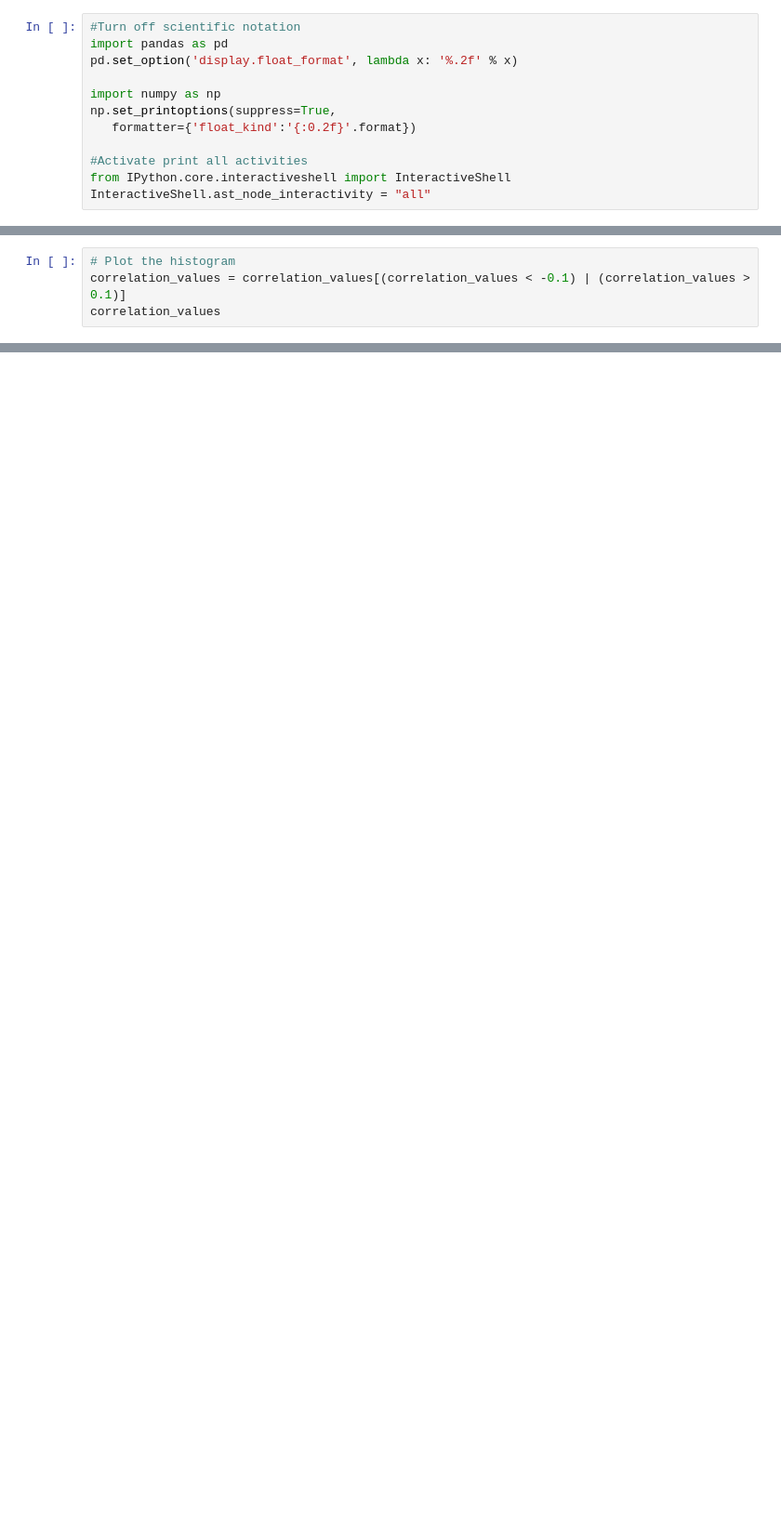
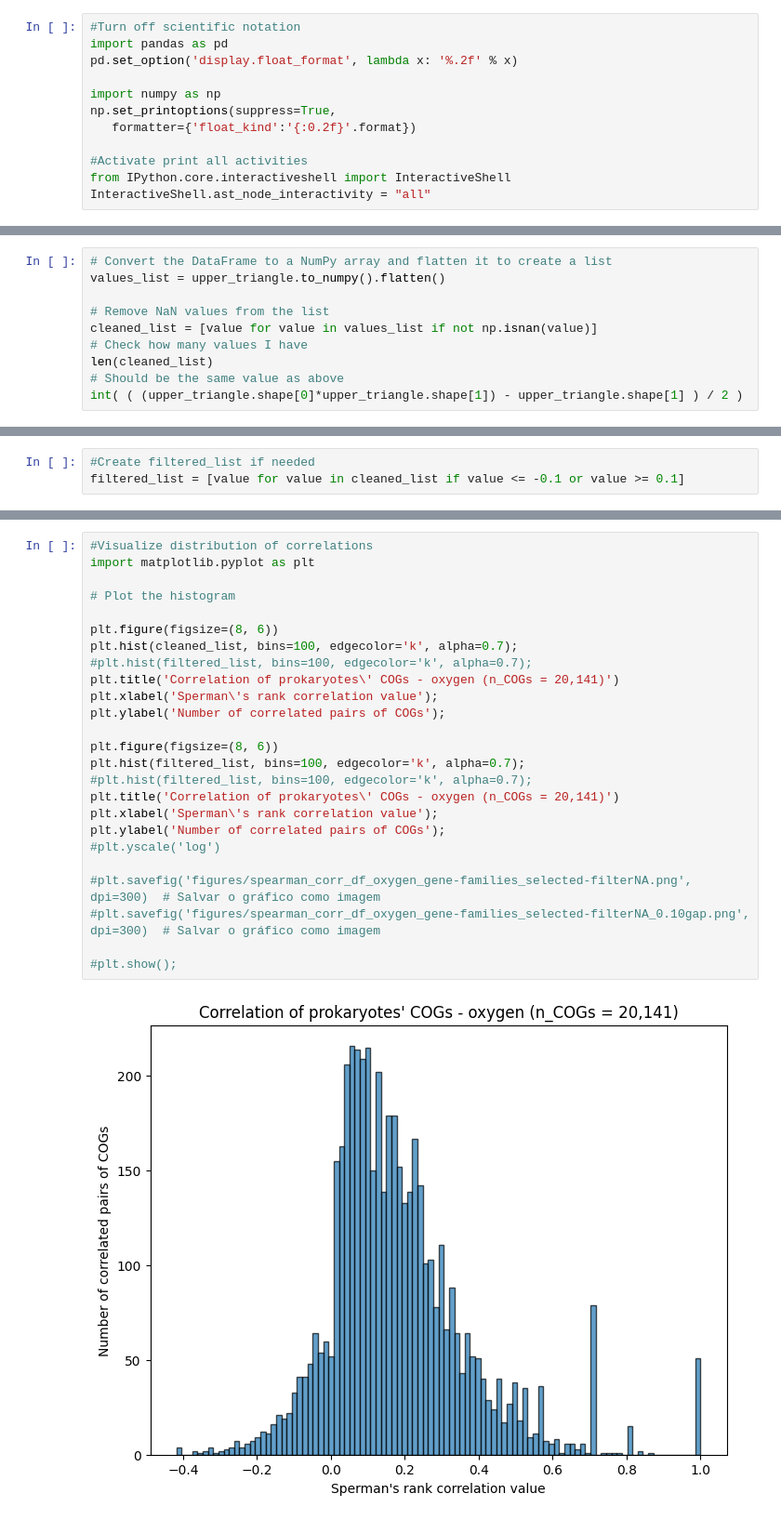
Before and after one commit to ProfHeydeFranca/BacterialData, a Jupyter notebook: oxygen/feature_selection.ipynb, the cells around one changed output, grey strips where cells are left out. Shown at 93% size. Saved outputs shown, nothing was run; the diff lists cells and outputs as text; blank space fills up the shorter version.

```diff
--- a/oxygen/feature_selection.ipynb
+++ b/oxygen/feature_selection.ipynb
@@ -124,0 +154,10 @@ False
+# %%
+# Convert the DataFrame to a NumPy array and flatten it to create a list
+values_list = upper_triangle.to_numpy().flatten()
+
+# Remove NaN values from the list
+cleaned_list = [value for value in values_list if not np.isnan(value)]
+# Check how many values I have
+len(cleaned_list)
+# Should be the same value as above
+int( ( (upper_triangle.shape[0]*upper_triangle.shape[1]) - upper_triangle.shape[1] ) / 2 )
@@ -125,4 +167,3 @@ False
 # %%
-# Plot the histogram
-correlation_values = correlation_values[(correlation_values < -0.1) | (correlation_values > 0.1)]
-correlation_values
+#Create filtered_list if needed
+filtered_list = [value for value in cleaned_list if value <= -0.1 or value >= 0.1]
@@ -148,0 +170,27 @@ plt.show();
+# %%
+#Visualize distribution of correlations
+import matplotlib.pyplot as plt
+
+# Plot the histogram
+
+plt.figure(figsize=(8, 6))
+plt.hist(cleaned_list, bins=100, edgecolor='k', alpha=0.7);
+#plt.hist(filtered_list, bins=100, edgecolor='k', alpha=0.7);
+plt.title('Correlation of prokaryotes\' COGs - oxygen (n_COGs = 20,141)')
+plt.xlabel('Sperman\'s rank correlation value');
+plt.ylabel('Number of correlated pairs of COGs');
+
+plt.figure(figsize=(8, 6))
+plt.hist(filtered_list, bins=100, edgecolor='k', alpha=0.7);
+#plt.hist(filtered_list, bins=100, edgecolor='k', alpha=0.7);
+plt.title('Correlation of prokaryotes\' COGs - oxygen (n_COGs = 20,141)')
+plt.xlabel('Sperman\'s rank correlation value');
+plt.ylabel('Number of correlated pairs of COGs');
+#plt.yscale('log')
+
+#plt.savefig('figures/spearman_corr_df_oxygen_gene-families_selected-filterNA.png', dpi=300)  # Salvar o gráfico como imagem
+#plt.savefig('figures/spearman_corr_df_oxygen_gene-families_selected-filterNA_0.10gap.png', dpi=300)  # Salvar o gráfico como imagem
+
+#plt.show();
+# %% [output]
+[figure, added]
```
Also changed, not shown: parts of 29 cells of this notebook, 3 other files.
